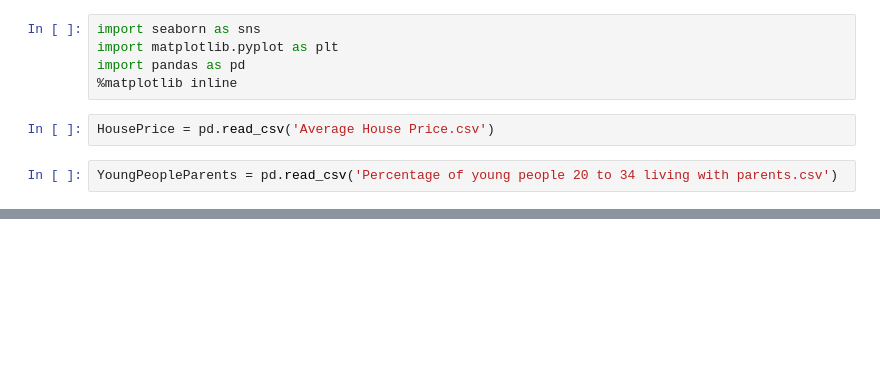
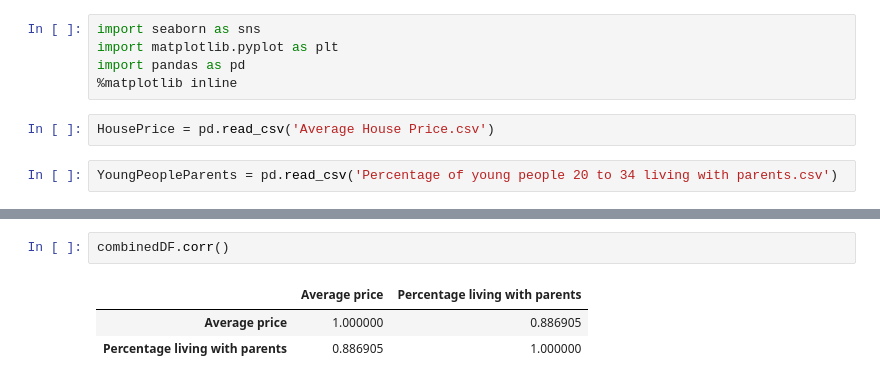
Before and after one commit to JB-26/house-price-python, a Jupyter notebook: UK House Price analysis.ipynb, the cells around one changed output, grey strips where cells are left out. Saved outputs shown, nothing was run; the diff lists cells and outputs as text; blank space fills up the shorter version.

```diff
--- a/UK House Price analysis.ipynb
+++ b/UK House Price analysis.ipynb
@@ -27,0 +92,6 @@ YoungPeopleParents.head()
+# %%
+combinedDF.corr()
+# %% [output]
+|  | Average price | Percentage living with parents |
+| Average price | 1.000000 | 0.886905 |
+| Percentage living with parents | 0.886905 | 1.000000 |
```
Also changed, not shown: parts of 12 cells of this notebook, 1 other file.
